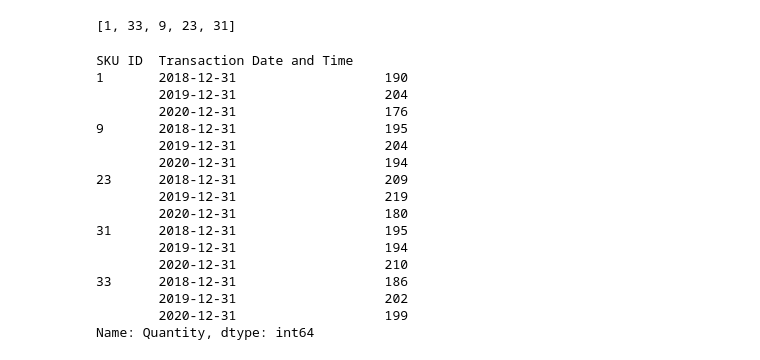
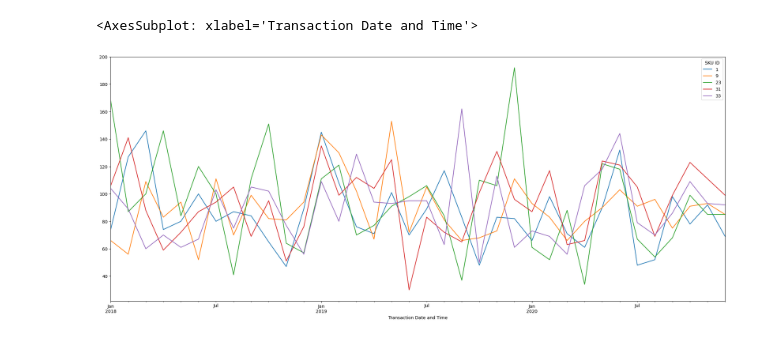
Before and after one commit to Nasibul/e-commerce, a Jupyter notebook: Untitled.ipynb, the cells around one changed output. Drawn from its saved outputs; the diff is of its cells as text; code cells hidden in the pictures.

Commit message:
More graphs

```diff
--- a/Untitled.ipynb
+++ b/Untitled.ipynb
@@ -38,29 +31,7 @@ df[(df['Transaction Date and Time']>='01-01-2018')&\
 # %%
-top_5 = list(df.groupby('SKU ID')['Quantity'].count().sort_values().iloc[0:5].index)
-top_5
+top_5_sold = list(df.groupby('SKU ID')['Quantity'].sum().sort_values().iloc[0:5].index)
+window = df[(df['Transaction Date and Time']>='01-01-2018') & (df['Transaction Date and Time']<='12-31-2020') & (df['SKU ID'].isin(top_5_sold))]
+pd.pivot_table(window, values='Quantity', index="Transaction Date and Time", columns=['SKU ID'], aggfunc=np.sum).resample('M').sum().plot(kind='line', figsize=(25,10))
 # %% [output]
-[1, 33, 9, 23, 31]
+<AxesSubplot: xlabel='Transaction Date and Time'>
+[figure, added]
-# %%
-df[(df["SKU ID"].isin(top_5)) &(df['Transaction Date and Time']>='01-01-2018')&\
-   (df['Transaction Date and Time']<='12-31-2020')]\
-.groupby('SKU ID')\
-.resample('Y', on='Transaction Date and Time')\
-.count()['Quantity']
-# %% [output]
-SKU ID  Transaction Date and Time
-1       2018-12-31                   190
-        2019-12-31                   204
-        2020-12-31                   176
-9       2018-12-31                   195
-        2019-12-31                   204
-        2020-12-31                   194
-23      2018-12-31                   209
-        2019-12-31                   219
-        2020-12-31                   180
-31      2018-12-31                   195
-        2019-12-31                   194
-        2020-12-31                   210
-33      2018-12-31                   186
-        2019-12-31                   202
-        2020-12-31                   199
-Name: Quantity, dtype: int64
```
Also changed, not shown: parts of 11 cells of this notebook.
